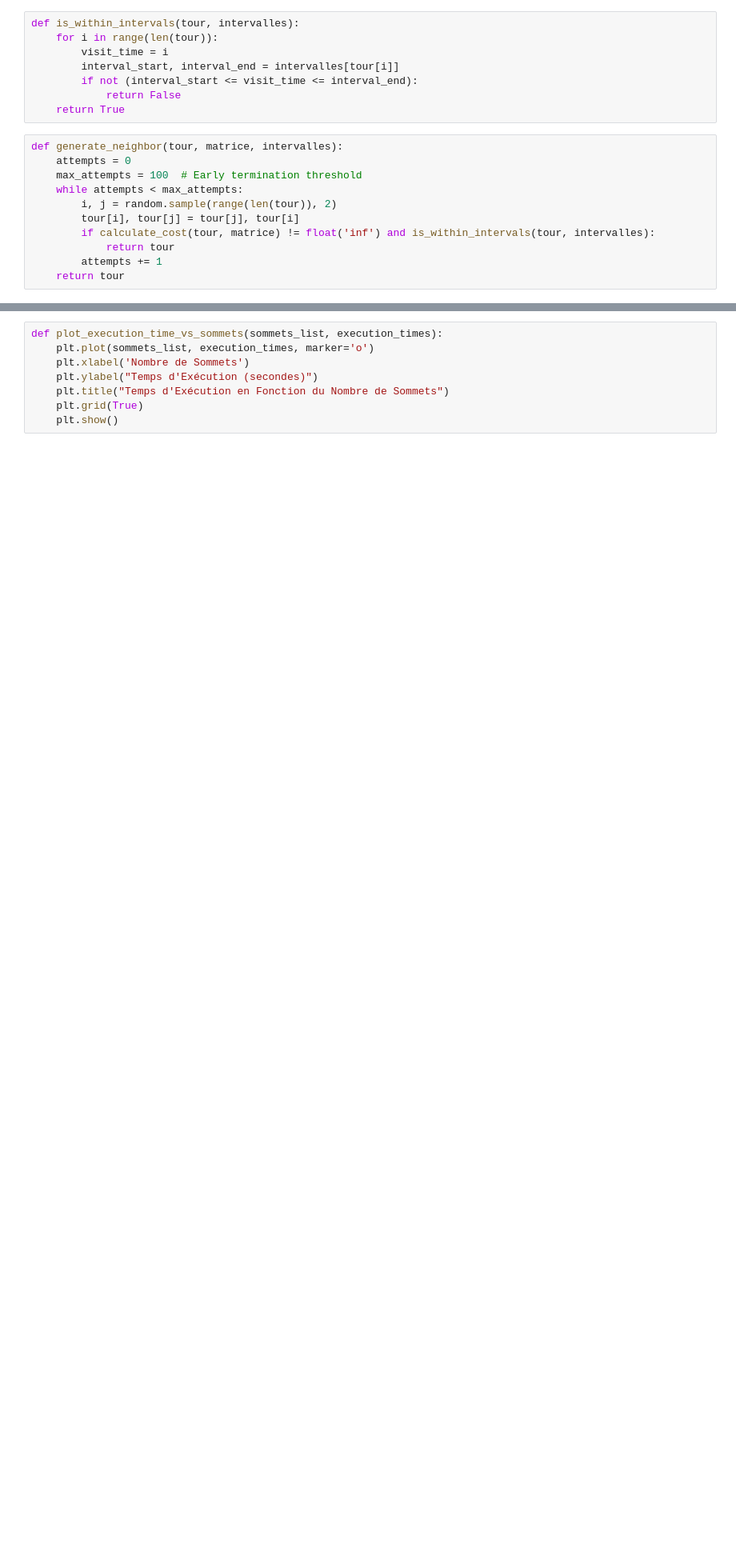
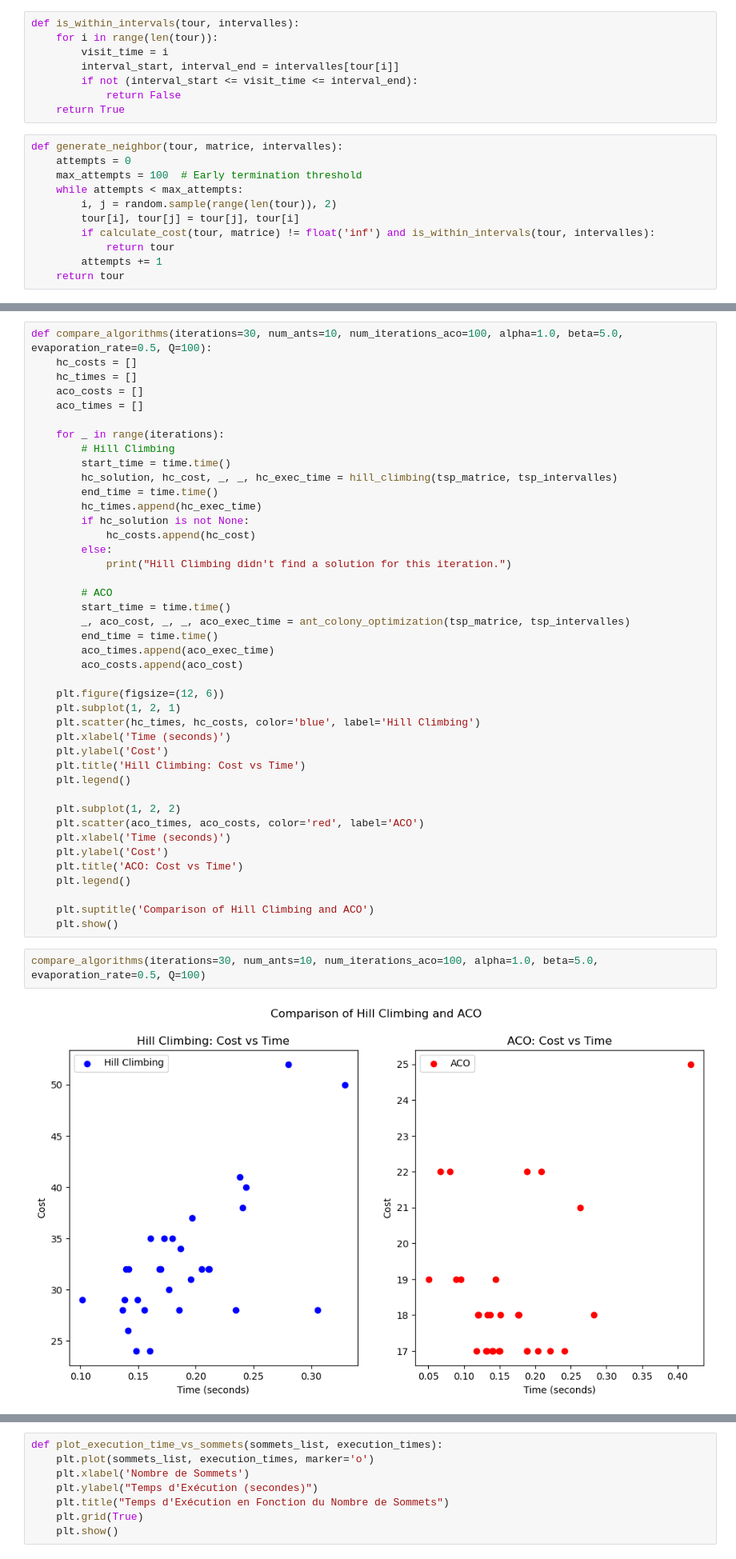
Before and after one commit to Amine0320/AlgoAvancee, a Jupyter notebook: HillSolution.ipynb, the cells around one changed output, grey strips where cells are left out. Shown: that part at 80% size. Drawn from its saved outputs; the diff is of its cells as text; blank space fills up the shorter version.

```diff
--- a/HillSolution.ipynb
+++ b/HillSolution.ipynb
@@ -189,3 +490,49 @@ Longueur de chemin: 40.0
+# %%
+def compare_algorithms(iterations=30, num_ants=10, num_iterations_aco=100, alpha=1.0, beta=5.0, evaporation_rate=0.5, Q=100):
+    hc_costs = []
+    hc_times = []
+    aco_costs = []
+    aco_times = []
+
+    for _ in range(iterations):
+        # Hill Climbing
+        start_time = time.time()
+        hc_solution, hc_cost, _, _, hc_exec_time = hill_climbing(tsp_matrice, tsp_intervalles)
+        end_time = time.time()
+        hc_times.append(hc_exec_time)
+        if hc_solution is not None:
+            hc_costs.append(hc_cost)
+        else:
+            print("Hill Climbing didn't find a solution for this iteration.")
+
+        # ACO
+        start_time = time.time()
+        _, aco_cost, _, _, aco_exec_time = ant_colony_optimization(tsp_matrice, tsp_intervalles)
+        end_time = time.time()
+        aco_times.append(aco_exec_time)
+        aco_costs.append(aco_cost)
+
+    plt.figure(figsize=(12, 6))
+    plt.subplot(1, 2, 1)
+    plt.scatter(hc_times, hc_costs, color='blue', label='Hill Climbing')
+    plt.xlabel('Time (seconds)')
+    plt.ylabel('Cost')
+    plt.title('Hill Climbing: Cost vs Time')
+    plt.legend()
+
+    plt.subplot(1, 2, 2)
+    plt.scatter(aco_times, aco_costs, color='red', label='ACO')
+    plt.xlabel('Time (seconds)')
+    plt.ylabel('Cost')
+    plt.title('ACO: Cost vs Time')
+    plt.legend()
+
+    plt.suptitle('Comparison of Hill Climbing and ACO')
+    plt.show()
+# %%
+compare_algorithms(iterations=30, num_ants=10, num_iterations_aco=100, alpha=1.0, beta=5.0, evaporation_rate=0.5, Q=100)
+# %% [output]
+[figure, added]
 # %%
 
 #Parametres de test
```
Also changed, not shown: parts of 21 cells of this notebook, 1 other file.
